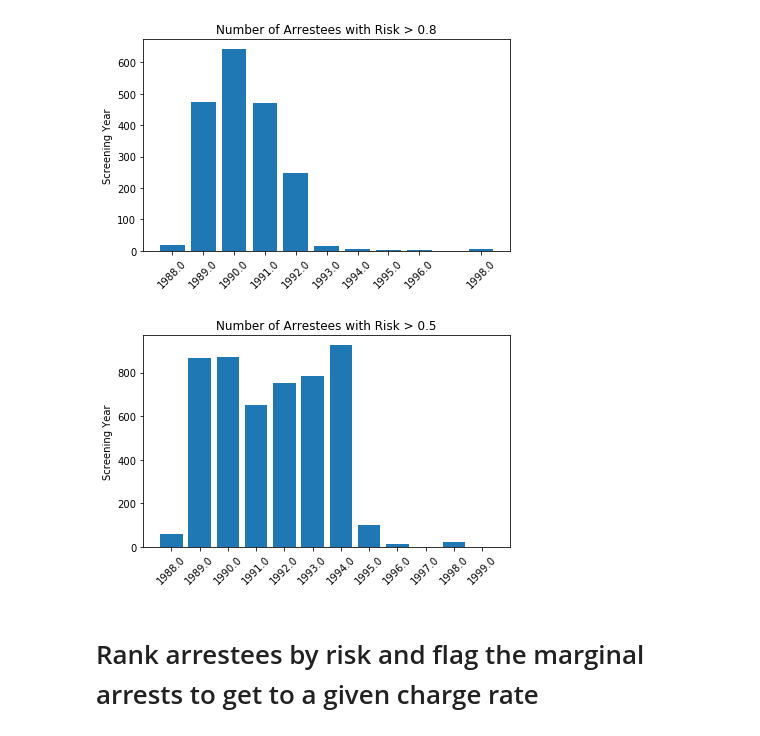
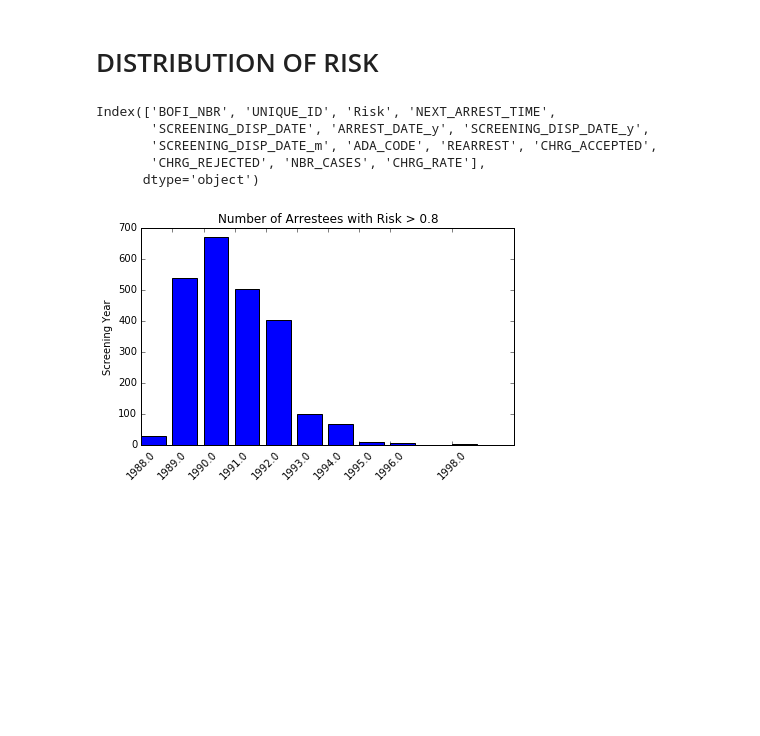
Before and after one commit to da1933/NODA, a Jupyter notebook: Risk.ipynb, the cells around one changed output. Cells and saved outputs as stored; diff of their text form; code cells hidden in the pictures; blank space fills up the shorter version.

```diff
--- a/Risk.ipynb
+++ b/Risk.ipynb
@@ -9,5 +11,7 @@ from scipy import stats
 # %%
-val_risk = pd.read_csv('val_risk.csv', encoding = "ISO-8859-1", low_memory=False, index_col=False)
+val_risk = pd.read_csv('val_risk.csv', encoding = "ISO-8859-1", low_memory=False, index_col=0)
+rearrest_rates = pd.read_csv('rearrest_rates.csv', encoding = "ISO-8859-1", low_memory=False, index_col=0)
+sada_not_charged = pd.read_csv('sada_not_charged.csv', encoding = "ISO-8859-1", low_memory=False, index_col=0)
 # %%
 #bring in ADA_CODE, year/month of decision, target variable
 data = pd.read_csv('merged.csv', encoding = "ISO-8859-1", low_memory=False)
@@ -40,9 +44,11 @@ val_risk_merged = pd.merge(val_risk_merged, \
 # %%
 #drop if ADA_CODE is missing
 val_risk_merged = val_risk_merged.dropna(axis=0, subset = ['ADA_CODE'])
+# %% [markdown]
+# DISTRIBUTION OF RISK
 # %%
 def predicted_risk_dist(data, risk):
-    df = data[data['RISK']>=risk]
+    df = data[data['Risk']>=risk]
     grouped = df.groupby('SCREENING_DISP_DATE_y')['SCREENING_DISP_DATE_y'].count()
     plt.bar(grouped.index, grouped.values)
     plt.xticks(grouped.index, grouped.index.map(str), rotation=45)
@@ -50,13 +56,17 @@ def predicted_risk_dist(data, risk):
     plt.ylabel('Screening Year')
     plt.tight_layout()
     plt.show()
+
+    return grouped
+# %%
+val_risk_merged.columns
+# %% [output]
+Index(['BOFI_NBR', 'UNIQUE_ID', 'Risk', 'NEXT_ARREST_TIME',
+       'SCREENING_DISP_DATE', 'ARREST_DATE_y', 'SCREENING_DISP_DATE_y',
+       'SCREENING_DISP_DATE_m', 'ADA_CODE', 'REARREST', 'CHRG_ACCEPTED',
+       'CHRG_REJECTED', 'NBR_CASES', 'CHRG_RATE'],
+      dtype='object')
 # %%
-predicted_risk_dist(val_risk_merged,.80)
+grouped = predicted_risk_dist(val_risk_merged,.80)
 # %% [output]
-[figure, old version]
+[figure, new version]
-# %%
-predicted_risk_dist(val_risk_merged,.50)
-# %% [output]
-[figure, removed]
-# %% [markdown]
-# Rank arrestees by risk and flag the marginal arrests to get to a given charge rate
```
Also changed, not shown: parts of 19 cells of this notebook, 1 other file.
